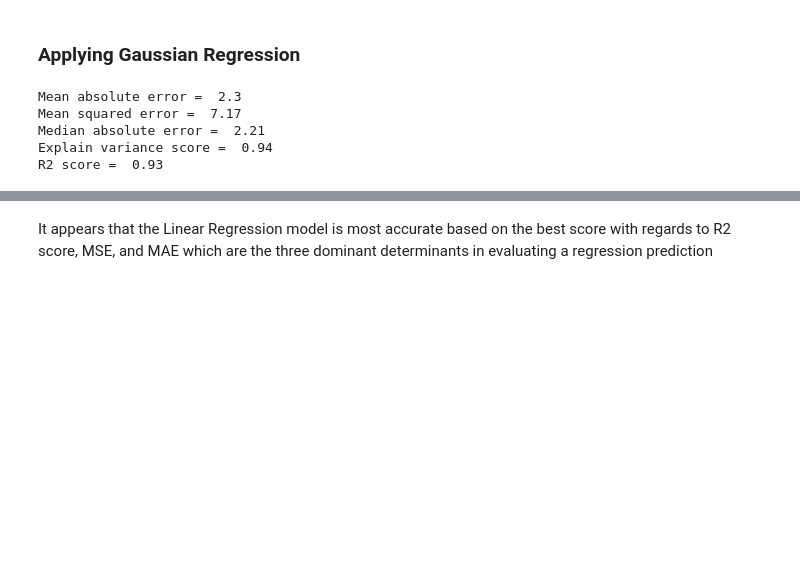
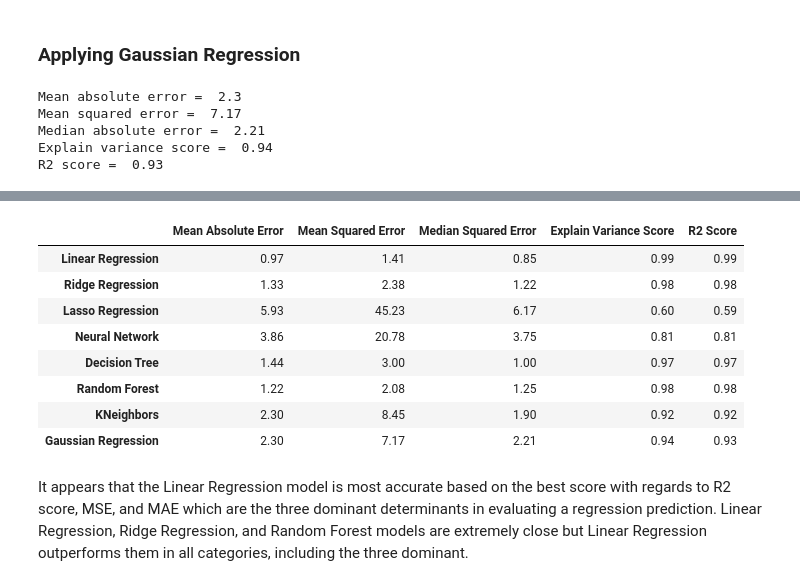
Before and after one commit to joelejchental/Portfolio---Data-Science, a Jupyter notebook: NHL Predict Wins - Machine Learning.ipynb, the cells around one changed output, grey strips where cells are left out. Cells and saved outputs as stored; diff of their text form; code cells hidden in the pictures; blank space fills up the shorter version.

```diff
--- a/NHL Predict Wins - Machine Learning.ipynb
+++ b/NHL Predict Wins - Machine Learning.ipynb
@@ -319,3 +323,59 @@ results
 | Montreal Canadiens | 22 | 23 | 23 | 31 | 32 | ... |
+# %%
+evaluation = [{'Mean Absolute Error': 0.97,
+              'Mean Squared Error': 1.41,
+              'Median Squared Error': 0.85,
+              'Explain Variance Score': 0.99,
+              'R2 Score': 0.99},
+            {'Mean Absolute Error': 1.33,
+              'Mean Squared Error': 2.38,
+              'Median Squared Error': 1.22,
+              'Explain Variance Score': 0.98,
+              'R2 Score': 0.98},
+            {'Mean Absolute Error': 5.93,
+              'Mean Squared Error': 45.23,
+              'Median Squared Error': 6.17,
+              'Explain Variance Score': 0.6,
+              'R2 Score': 0.59},
+            {'Mean Absolute Error': 3.86,
+              'Mean Squared Error': 20.78,
+              'Median Squared Error': 3.75,
+              'Explain Variance Score': 0.81,
+              'R2 Score': 0.81},
+            {'Mean Absolute Error': 1.44,
+              'Mean Squared Error': 3.0,
+              'Median Squared Error': 1.0,
+              'Explain Variance Score': 0.97,
+              'R2 Score': 0.97},
+            {'Mean Absolute Error': 1.22,
+              'Mean Squared Error': 2.08,
+              'Median Squared Error': 1.25,
+              'Explain Variance Score': 0.98,
+              'R2 Score': 0.98},
+            {'Mean Absolute Error': 2.3,
+              'Mean Squared Error': 8.45,
+              'Median Squared Error': 1.9,
+              'Explain Variance Score': 0.92,
+              'R2 Score': 0.92},
+            {'Mean Absolute Error': 2.3,
+              'Mean Squared Error': 7.17,
+              'Median Squared Error': 2.21,
+              'Explain Variance Score': 0.94,
+              'R2 Score': 0.93}]
+
+# Then we pass this list of dictionaries into the DataFrame function
+df = pd.DataFrame(evaluation, index=['Linear Regression', 'Ridge Regression', 'Lasso Regression', 'Neural Network', 'Decision Tree',
+                                     'Random Forest', 'KNeighbors', 'Gaussian Regression'])
+df
+# %% [output]
+|  | Mean Absolute Error | Mean Squared Error | Median Squared Error | Explain Variance Score | R2 Score |
+| Linear Regression | 0.97 | 1.41 | 0.85 | 0.99 | 0.99 |
+| Ridge Regression | 1.33 | 2.38 | 1.22 | 0.98 | 0.98 |
+| Lasso Regression | 5.93 | 45.23 | 6.17 | 0.60 | 0.59 |
+| Neural Network | 3.86 | 20.78 | 3.75 | 0.81 | 0.81 |
+| Decision Tree | 1.44 | 3.00 | 1.00 | 0.97 | 0.97 |
+| Random Forest | 1.22 | 2.08 | 1.25 | 0.98 | 0.98 |
+| KNeighbors | 2.30 | 8.45 | 1.90 | 0.92 | 0.92 |
+| Gaussian Regression | 2.30 | 7.17 | 2.21 | 0.94 | 0.93 |
 # %% [markdown]
-It appears that the Linear Regression model is most accurate based on the best score with regards to R2 score, MSE, and MAE which are the three dominant determinants in evaluating a regression prediction
+It appears that the Linear Regression model is most accurate based on the best score with regards to R2 score, MSE, and MAE which are the three dominant determinants in evaluating a regression prediction. Linear Regression, Ridge Regression, and Random Forest models are extremely close but Linear Regression outperforms them in all categories, including the three dominant.
```
Also changed, not shown: parts of 8 cells of this notebook.
